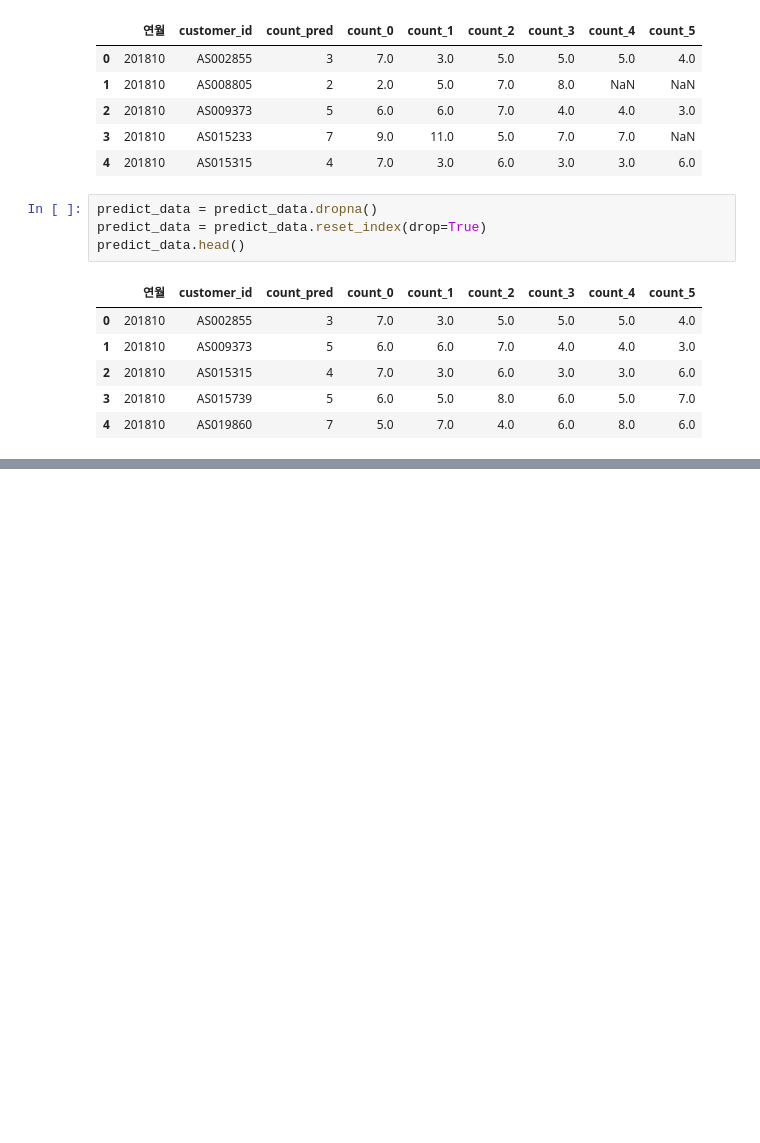
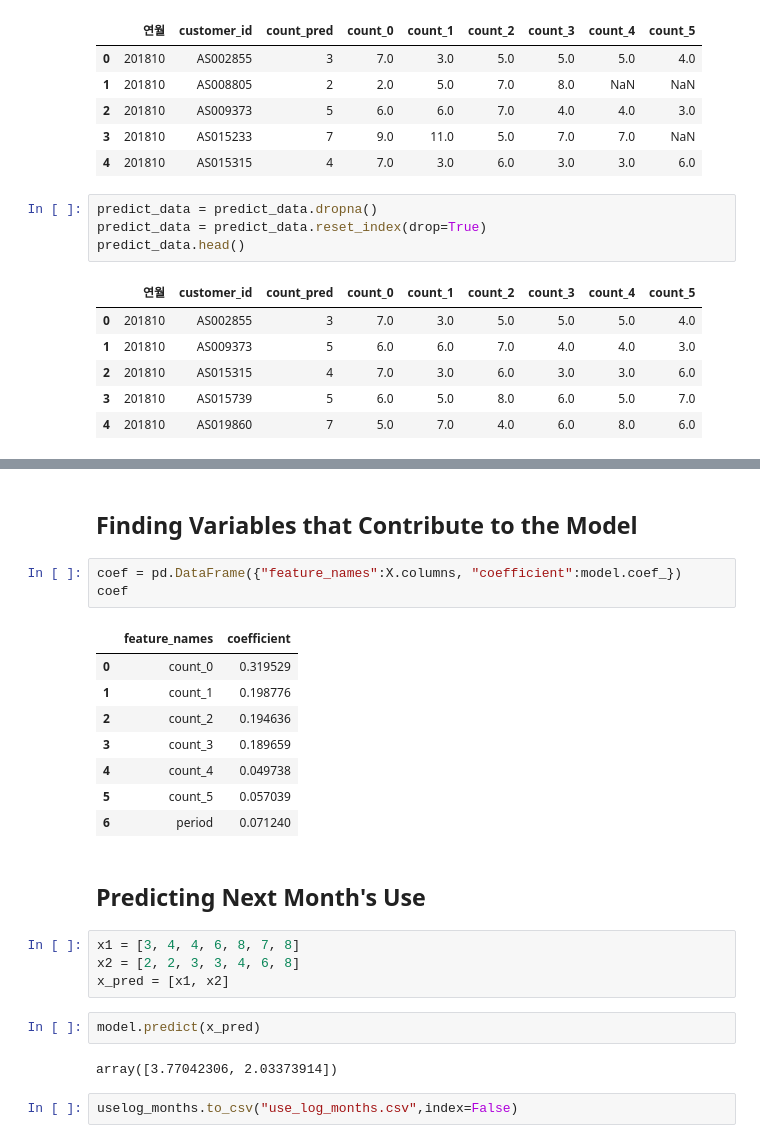
Before and after one commit to lubinlee/Gym-Membership-Analysis, a Jupyter notebook: Gym Membership Analysis and Prediction Part 2.ipynb, the cells around one changed output, grey strips where cells are left out. Saved outputs shown, nothing was run; the diff lists cells and outputs as text; blank space fills up the shorter version.

```diff
--- a/Gym Membership Analysis and Prediction Part 2.ipynb
+++ b/Gym Membership Analysis and Prediction Part 2.ipynb
@@ -177,0 +231,26 @@ predict_data.head()
+# %% [markdown]
+## Finding Variables that Contribute to the Model
+# %%
+coef = pd.DataFrame({"feature_names":X.columns, "coefficient":model.coef_})
+coef
+# %% [output]
+|  | feature_names | coefficient |
+| 0 | count_0 | 0.319529 |
+| 1 | count_1 | 0.198776 |
+| 2 | count_2 | 0.194636 |
+| 3 | count_3 | 0.189659 |
+| 4 | count_4 | 0.049738 |
+| 5 | count_5 | 0.057039 |
+| 6 | period | 0.071240 |
+# %% [markdown]
+## Predicting Next Month's Use
+# %%
+x1 = [3, 4, 4, 6, 8, 7, 8]
+x2 = [2, 2, 3, 3, 4, 6, 8]
+x_pred = [x1, x2]
+# %%
+model.predict(x_pred)
+# %% [output]
+array([3.77042306, 2.03373914])
+# %%
+uselog_months.to_csv("use_log_months.csv",index=False)
```
Also changed, not shown: parts of 7 cells of this notebook, 1 other file.
